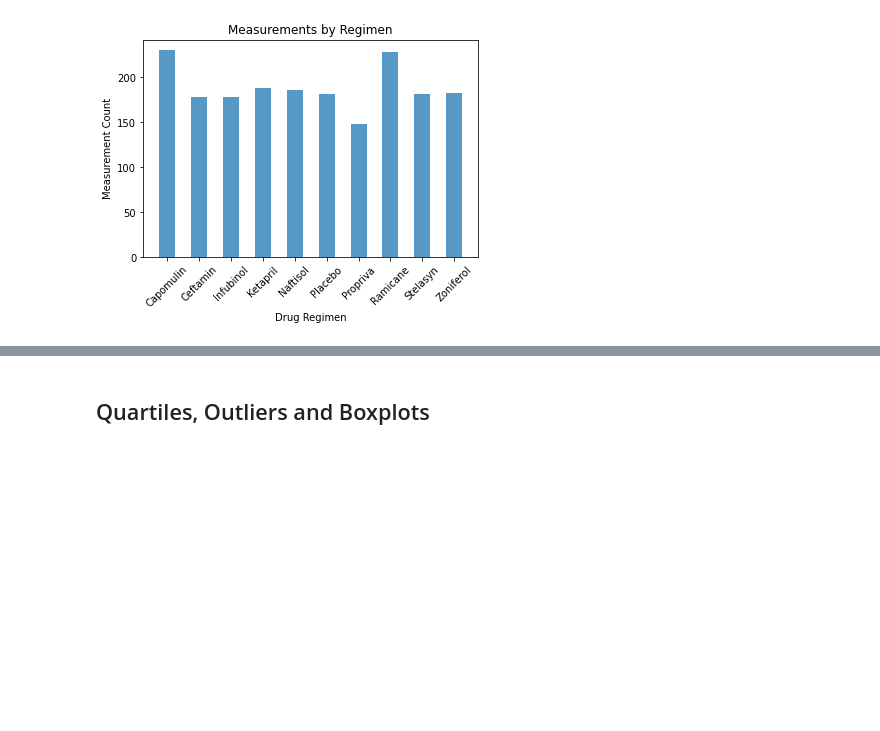
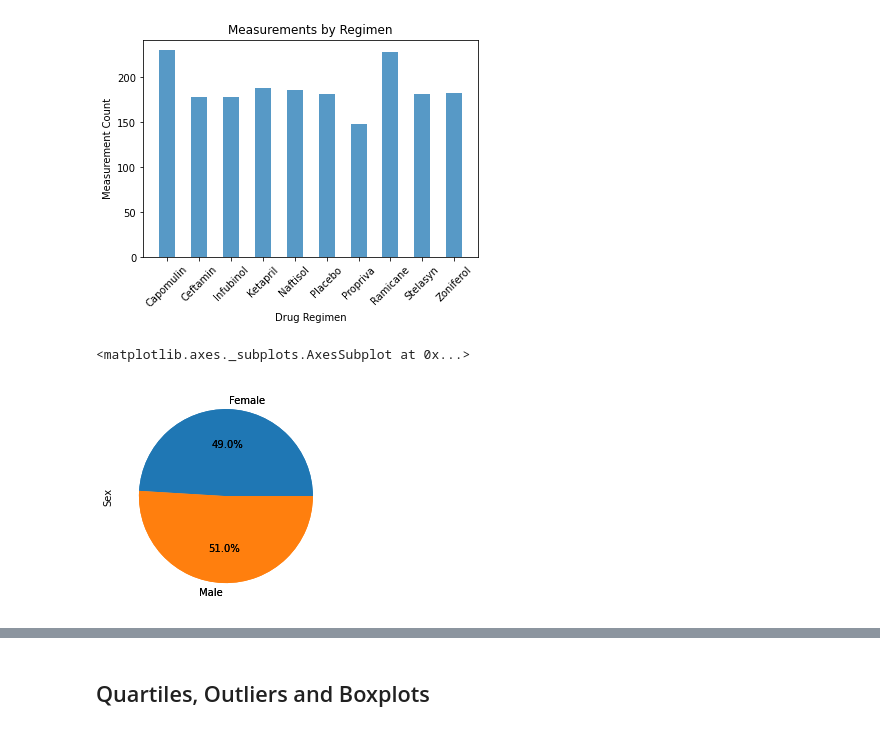
Before and after one commit to vsanga04/Matplotlib, a Jupyter notebook: Pymaceuticals/pymaceuticals_starter.ipynb, the cells around one changed output, grey strips where cells are left out. Saved outputs shown, nothing was run; the diff lists cells and outputs as text; code cells hidden in the pictures; blank space fills up the shorter version.

```diff
--- a/Pymaceuticals/pymaceuticals_starter.ipynb
+++ b/Pymaceuticals/pymaceuticals_starter.ipynb
@@ -172,5 +185,14 @@ Text(0, 0.5, 'Measurement Count')
 [figure]
 # %%
 # Generate a pie plot showing the distribution of female versus male mice using pandas
+Gender = clean_csv.groupby("Sex")
+Gender_count = Gender["Sex"].count()
+Gender_count
+
+Gender_count.plot(kind = "pie", y = Gender_count, autopct="%1.1f%%")
+Gender_count.plot.pie(y='Sex',autopct='%1.1f%%')
+# %% [output]
+<matplotlib.axes._subplots.AxesSubplot at 0x...>
+[figure, added]
 # %%
 # Generate a pie plot showing the distribution of female versus male mice using pyplot
```
Also changed, not shown: parts of 7 cells of this notebook.
